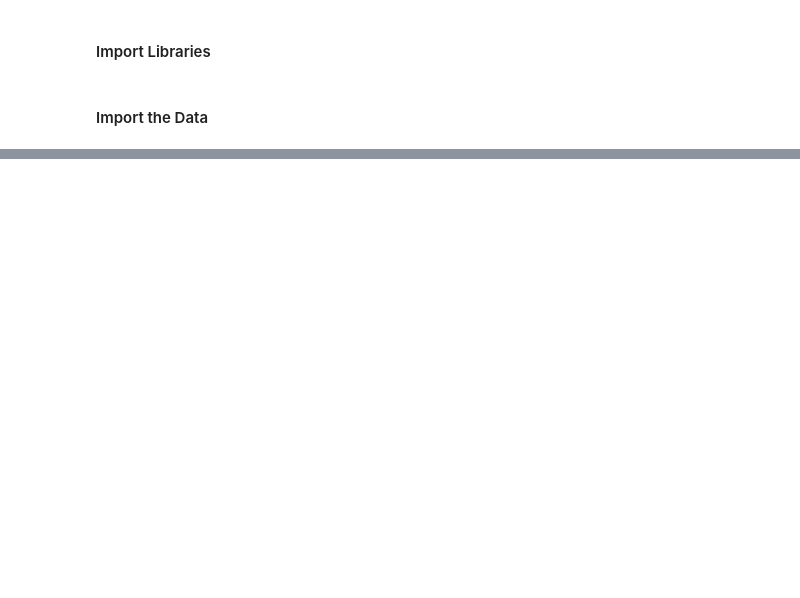
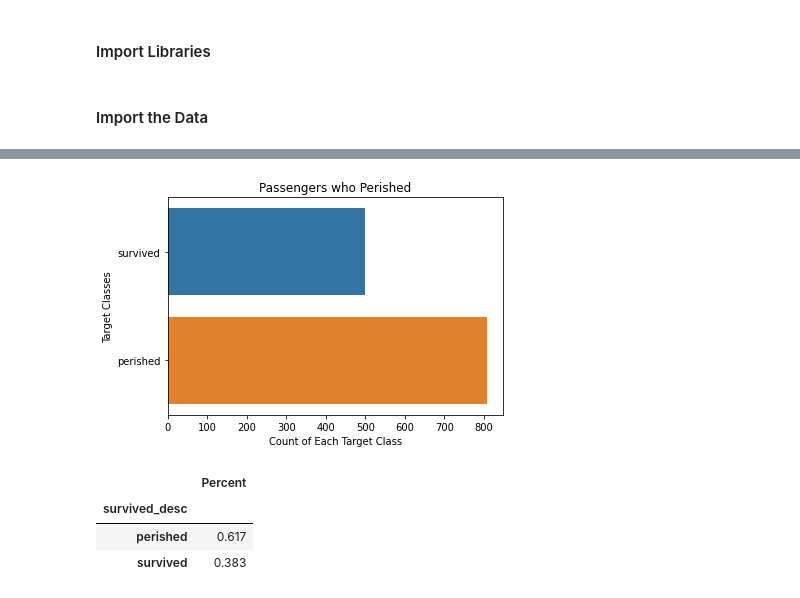
Before and after one commit to jtupitza-msft/edsp-mentoring-program, a Jupyter notebook: 03-Exploratory-Data-Analysis.ipynb, the cells around one changed output, grey strips where cells are left out. Drawn from its saved outputs; the diff is of its cells as text; code cells hidden in the pictures; blank space fills up the shorter version.

```diff
--- a/03-Exploratory-Data-Analysis.ipynb
+++ b/03-Exploratory-Data-Analysis.ipynb
@@ -50,0 +84,15 @@ dtype: int64
+# %%
+sns.countplot(y=df.survived_desc, data=df)
+plt.title("Passengers who Perished")
+plt.xlabel("Count of Each Target Class")
+plt.ylabel("Target Classes")
+plt.show()
+
+survived = pd.crosstab(index=df.survived_desc, columns=["Percent"], colnames=[""])
+round(survived/survived.sum(), 3)
+# %% [output]
+[figure, added]
+|  | Percent |
+| survived_desc |  |
+| perished | 0.617 |
+| survived | 0.383 |
```
Also changed, not shown: parts of 27 cells of this notebook.
